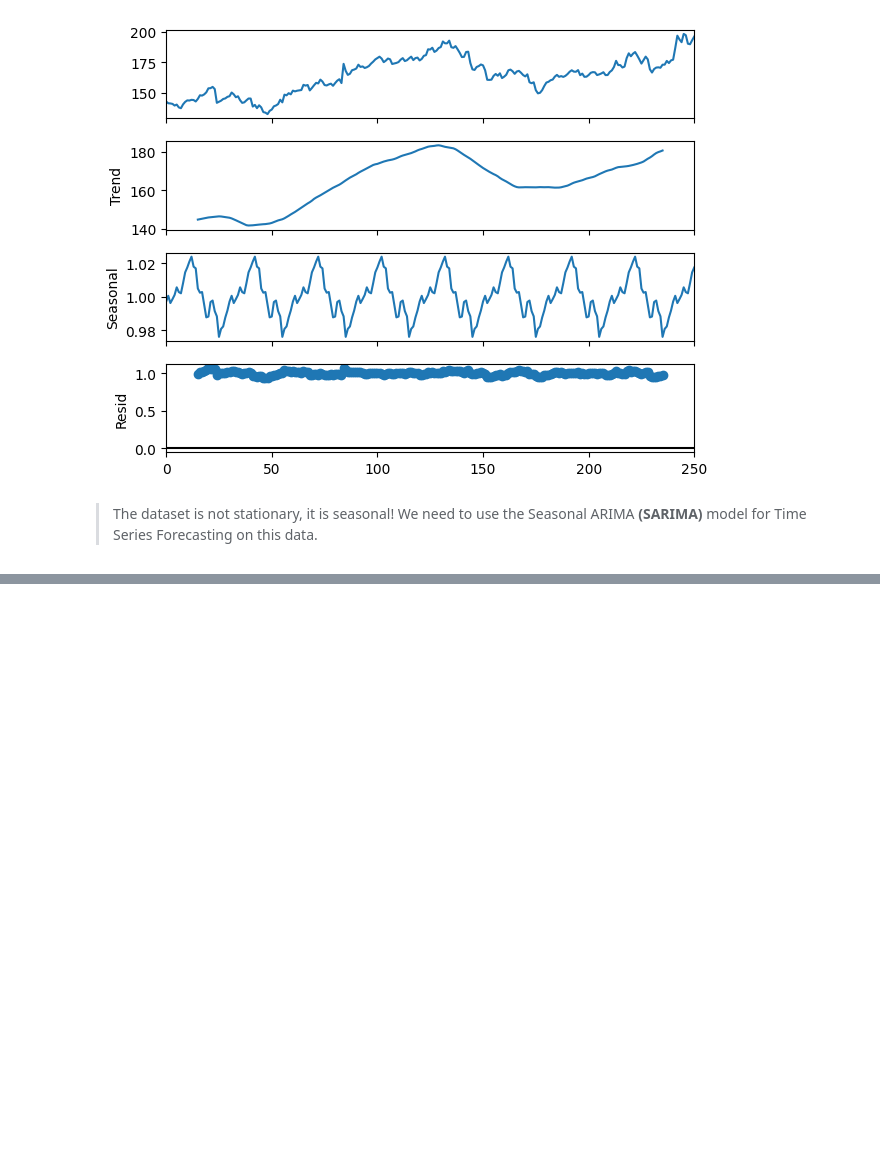
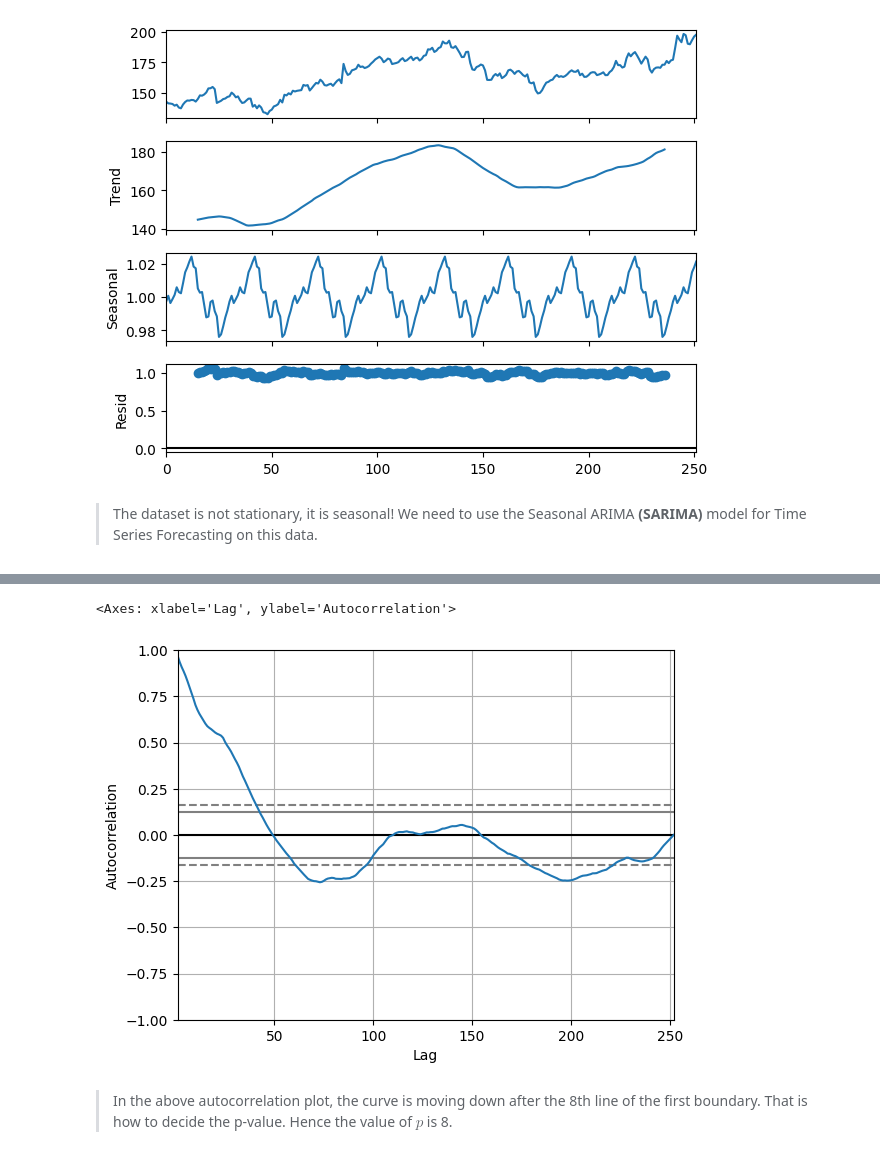
Before and after one commit to Darknight47/Time-Series-Analyasis, a Jupyter notebook: stock_price_arima.ipynb, the cells around one changed output, grey strips where cells are left out. Cells and saved outputs as stored; diff of their text form; code cells hidden in the pictures; blank space fills up the shorter version.

Commit message:
p value

```diff
--- a/stock_price_arima.ipynb
+++ b/stock_price_arima.ipynb
@@ -98,0 +104,7 @@ plt.show()
+# %%
+pd.plotting.autocorrelation_plot(dataset["Close"])
+# %% [output]
+<Axes: xlabel='Lag', ylabel='Autocorrelation'>
+[figure, added]
+# %% [markdown]
+> In the above autocorrelation plot, the curve is moving down after the 8th line of the first boundary. That is how to decide the p-value. Hence the value of $p$ is 8.
```
Also changed, not shown: parts of 4 cells of this notebook.
